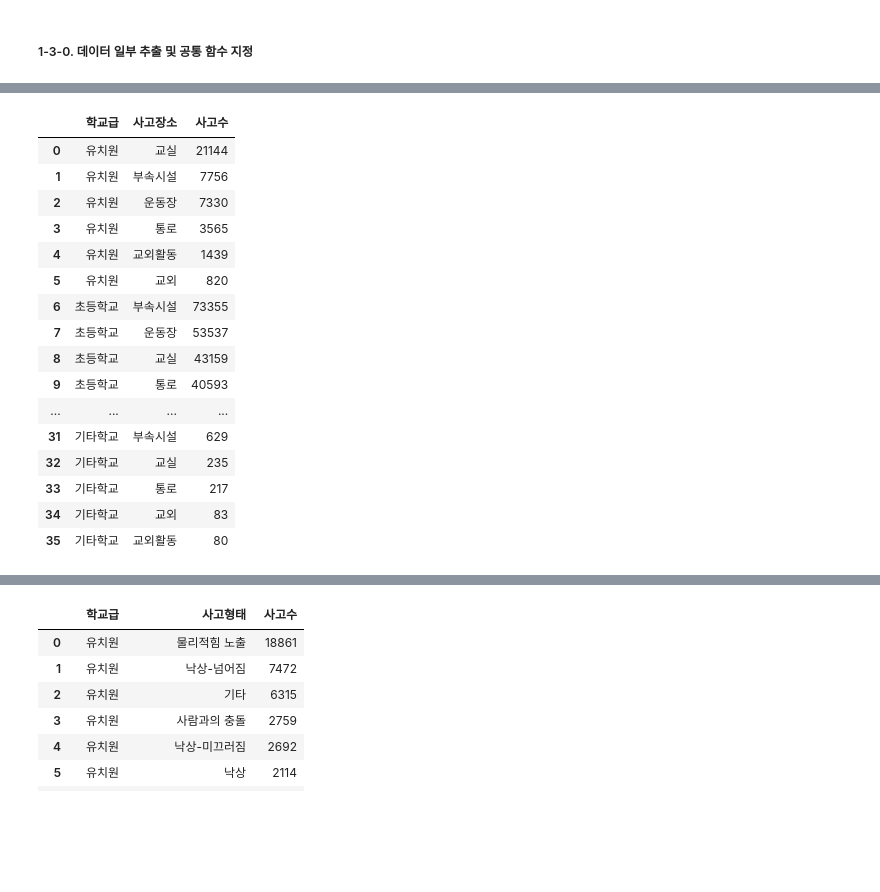
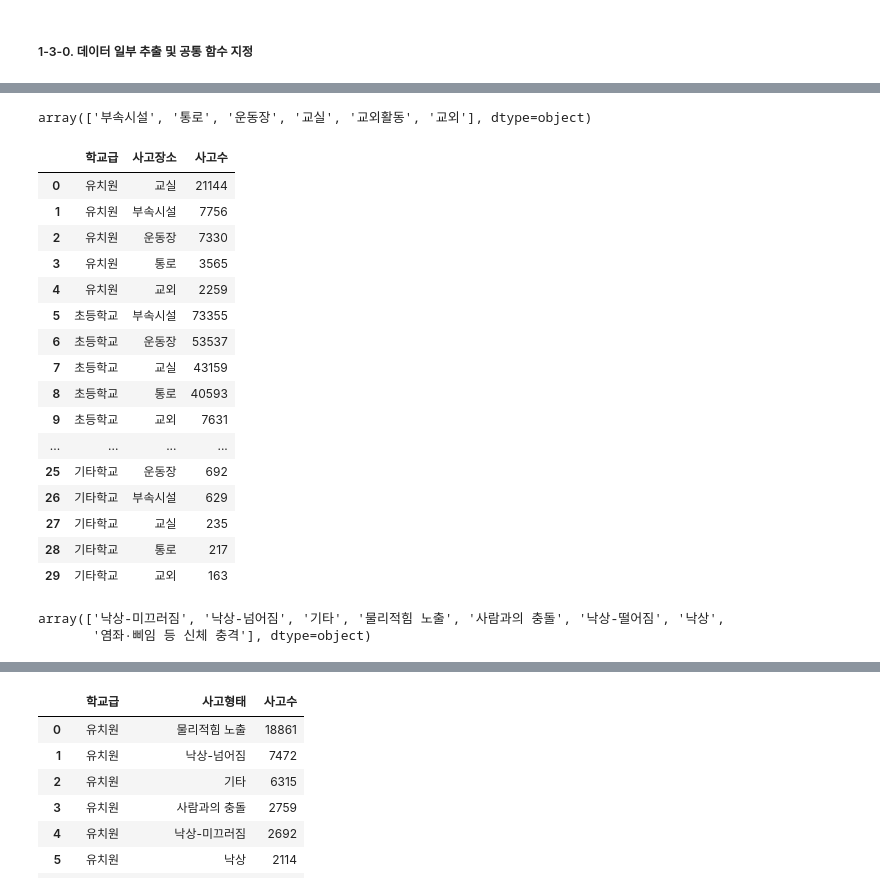
Before and after one commit to CHOIEUNHYE/school-accidents, a Jupyter notebook: code/eda/학교안전사고현황eda_이유정.ipynb, the cells around one changed output, grey strips where cells are left out. Cells and saved outputs as stored; diff of their text form; code cells hidden in the pictures; blank space fills up the shorter version.

```diff
--- a/code/eda/학교안전사고현황eda_이유정.ipynb
+++ b/code/eda/학교안전사고현황eda_이유정.ipynb
@@ -106,26 +139,38 @@ sch_acci_time
+# %%
+sch_df['사고장소'].unique()
+# %% [output]
+array(['부속시설', '통로', '운동장', '교실', '교외활동', '교외'], dtype=object)
 # %%
+# 분석 편의를 위해 일부 데이터 값 변경
+sch_acci_place = sch_df.copy()
+sch_acci_place = sch_acci_place.replace('교외활동', '교외')
 # 연도, 학교급, 사고장소별 사고수 계산
-sch_acci_place = sch_df.groupby(['학교급', '사고장소']).size().reset_index(name='사고수')
+sch_acci_place = sch_acci_place.groupby(['학교급', '사고장소']).size().reset_index(name='사고수')
 
 # 학교급 기준으로 정렬
 sch_acci_place['학교급'] = pd.Categorical(sch_acci_place['학교급'], categories=custom_order, ordered=True)
 sch_acci_place = sch_acci_place.sort_values(['학교급', '사고수'], ascending=[True, False]).reset_index(drop=True)
 sch_acci_place
 # %% [output]
 |  | 학교급 | 사고장소 | 사고수 |
 | 0 | 유치원 | 교실 | 21144 |
 | 1 | 유치원 | 부속시설 | 7756 |
 | 2 | 유치원 | 운동장 | 7330 |
 | 3 | 유치원 | 통로 | 3565 |
-| 4 | 유치원 | 교외활동 | 1439 |
-| 5 | 유치원 | 교외 | 820 |
-| 6 | 초등학교 | 부속시설 | 73355 |
-| 7 | 초등학교 | 운동장 | 53537 |
-| 8 | 초등학교 | 교실 | 43159 |
-| 9 | 초등학교 | 통로 | 40593 |
+| 4 | 유치원 | 교외 | 2259 |
+| 5 | 초등학교 | 부속시설 | 73355 |
+| 6 | 초등학교 | 운동장 | 53537 |
+| 7 | 초등학교 | 교실 | 43159 |
+| 8 | 초등학교 | 통로 | 40593 |
+| 9 | 초등학교 | 교외 | 7631 |
 | ... | ... | ... | ... |
-| 31 | 기타학교 | 부속시설 | 629 |
-| 32 | 기타학교 | 교실 | 235 |
-| 33 | 기타학교 | 통로 | 217 |
-| 34 | 기타학교 | 교외 | 83 |
-| 35 | 기타학교 | 교외활동 | 80 |
+| 25 | 기타학교 | 운동장 | 692 |
+| 26 | 기타학교 | 부속시설 | 629 |
+| 27 | 기타학교 | 교실 | 235 |
+| 28 | 기타학교 | 통로 | 217 |
+| 29 | 기타학교 | 교외 | 163 |
+# %%
+sch_df['사고형태'].unique()
+# %% [output]
+array(['낙상-미끄러짐', '낙상-넘어짐', '기타', '물리적힘 노출', '사람과의 충돌', '낙상-떨어짐', '낙상',
+       '염좌·삐임 등 신체 충격'], dtype=object)
```
Also changed, not shown: parts of 25 cells of this notebook, 2 other files.
